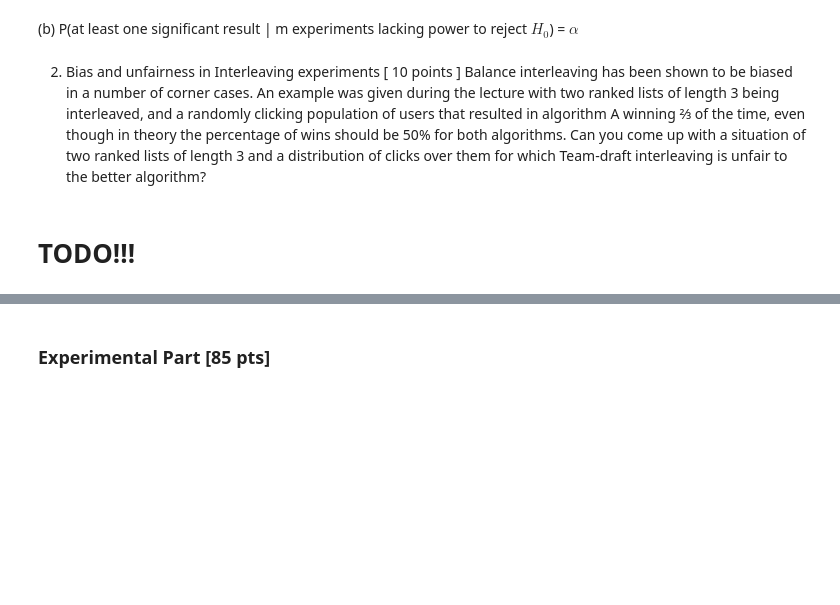
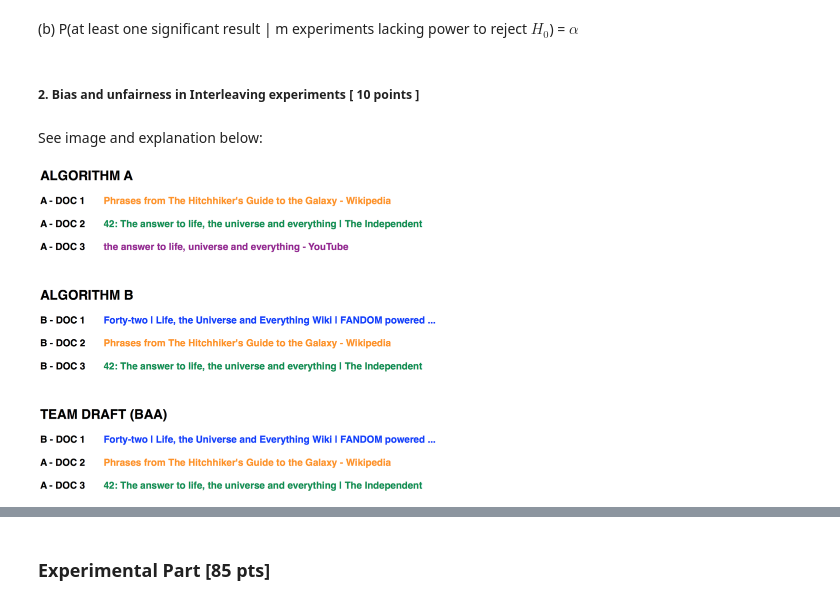
Before and after one commit to MichelleAppel/IR1, a Jupyter notebook: HW1.ipynb, the cells around one changed output, grey strips where cells are left out. Cells and saved outputs as stored; diff of their text form; code cells hidden in the pictures; blank space fills up the shorter version.

```diff
--- a/HW1.ipynb
+++ b/HW1.ipynb
@@ -22,9 +15,12 @@ Compute the probabilities below  How many hypothesis tests, m, does it take to g
 Where m is the amount of experiments and $\alpha$ is the Type I error.
 # %% [markdown]
 (b) P(at least one significant result | m experiments lacking power to reject $H_0$) = $\alpha$
-# %% [markdown]
-2. Bias and unfairness in Interleaving experiments [ 10 points ]
-Balance interleaving has been shown to be biased in a number of corner cases. An example was given during the lecture with two ranked lists of length 3 being interleaved, and a randomly clicking population of users that resulted in algorithm A winning 2⁄3 of the time, even though in theory the percentage of wins should be 50% for both algorithms. Can you come up with a
-situation of two ranked lists of length 3 and a distribution of clicks over them for which Team-draft interleaving is unfair to the better algorithm?
-# %% [markdown]
-# TODO!!!
+# %% [markdown]
+##### 2. Bias and unfairness in Interleaving experiments [ 10 points ]
+# %% [markdown]
+See image and explanation below:
+# %%
+from IPython.display import Image
+Image('example.png', width=400, height=100)
+# %% [output]
+[figure, added]
```
Also changed, not shown: parts of 14 cells of this notebook.
